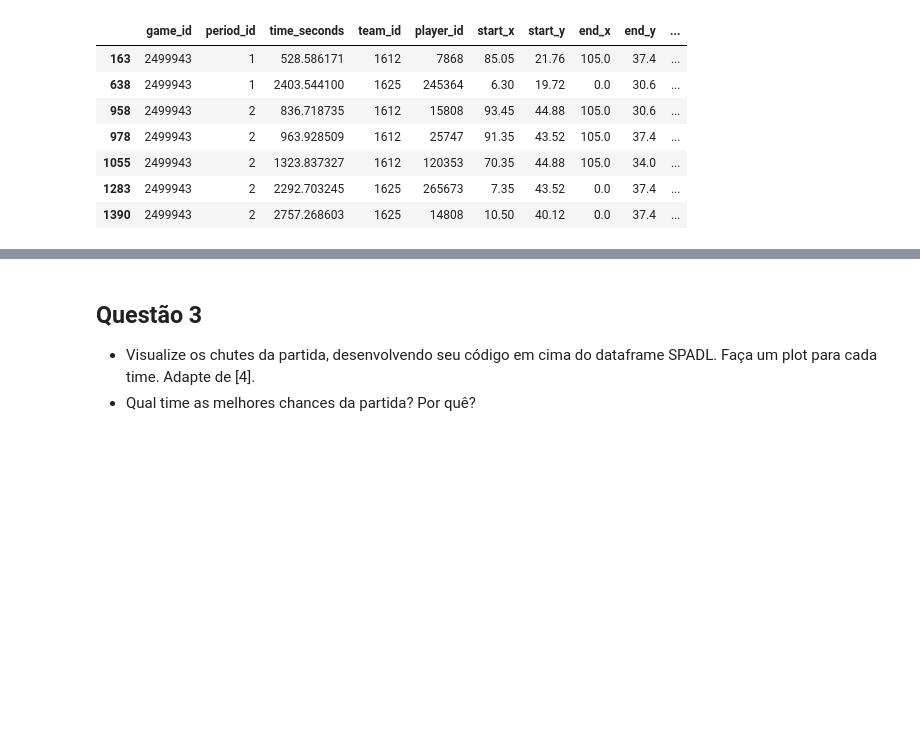
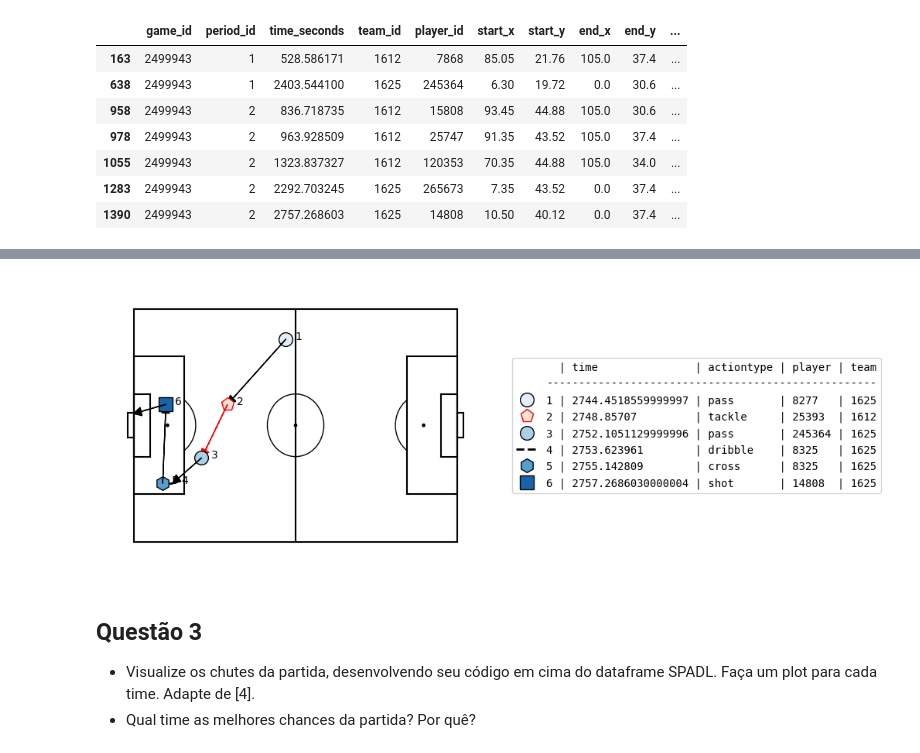
Before and after one commit to paduathiago/Data-Science-Applied-to-Soccer, a Jupyter notebook: Activities/ativ_3.ipynb, the cells around one changed output, grey strips where cells are left out. Cells and saved outputs as stored; diff of their text form; code cells hidden in the pictures; blank space fills up the shorter version.

Commit message:
first plot - actions leading to goal

```diff
--- a/Activities/ativ_3.ipynb
+++ b/Activities/ativ_3.ipynb
@@ -152,3 +151,7 @@ succ_shots
 | 1055 | 2499943 | 2 | 1323.837327 | 1612 | 120353 | 70.35 | 44.88 | 105.0 | 34.0 | ... |
 | 1283 | 2499943 | 2 | 2292.703245 | 1625 | 265673 | 7.35 | 43.52 | 0.0 | 37.4 | ... |
 | 1390 | 2499943 | 2 | 2757.268603 | 1625 | 14808 | 10.50 | 40.12 | 0.0 | 37.4 | ... |
+# %%
+# As ações serão compostas pelo gol e os 5 eventos anteriores
+actions = final_match_events.iloc[1385:1391]
+actions
@@ -155,13 +166,15 @@ succ_shots
 # %%
 matplotsoccer.actions(
     location=actions[["start_x", "start_y", "end_x", "end_y"]],
-    action_type=actions.type_name,
-    team=actions.team_name,
-    result= actions.result_name == "success",
-    label=actions[["time_seconds", "type_name", "player_name", "team_name"]],
+    action_type=actions.type,
+    team=actions.team_id,
+    result= actions.result == "success",
+    label=actions[["time_seconds", "type", "player_id", "team_id"]],
     labeltitle=["time","actiontype","player","team"],
     zoom=False
 )
+# %% [output]
+[figure, added]
 # %% [markdown]
 ## Questão 3
 - Visualize os chutes da partida, desenvolvendo seu código em cima do dataframe SPADL. Faça um plot para cada time. Adapte de [4].
```
Also changed, not shown: parts of 2 cells of this notebook, 1 other file.
